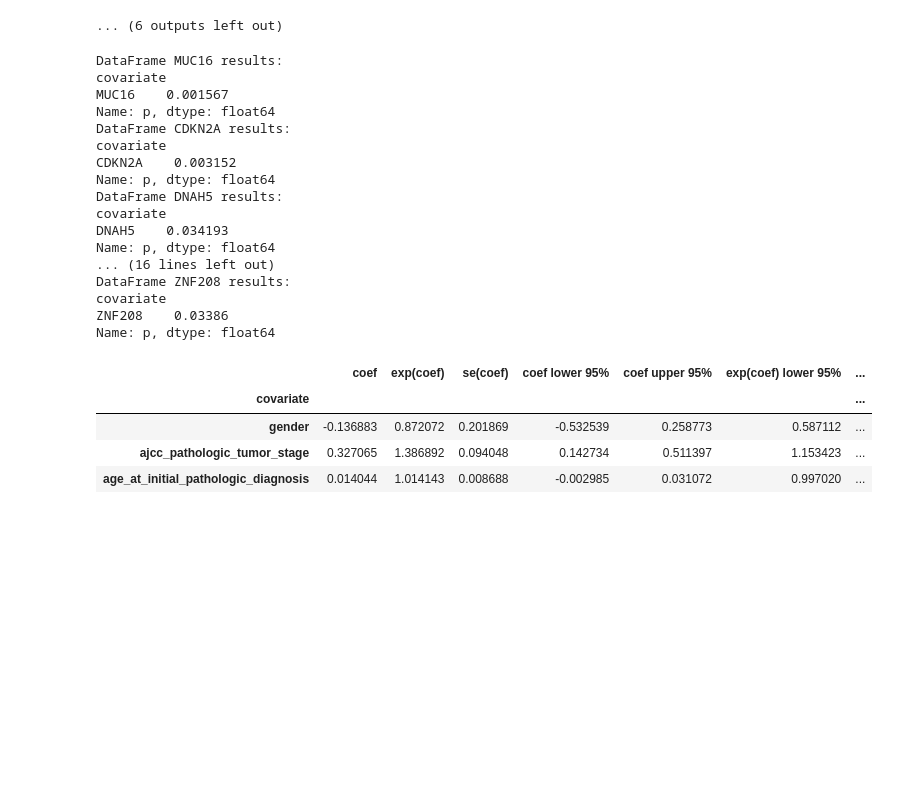
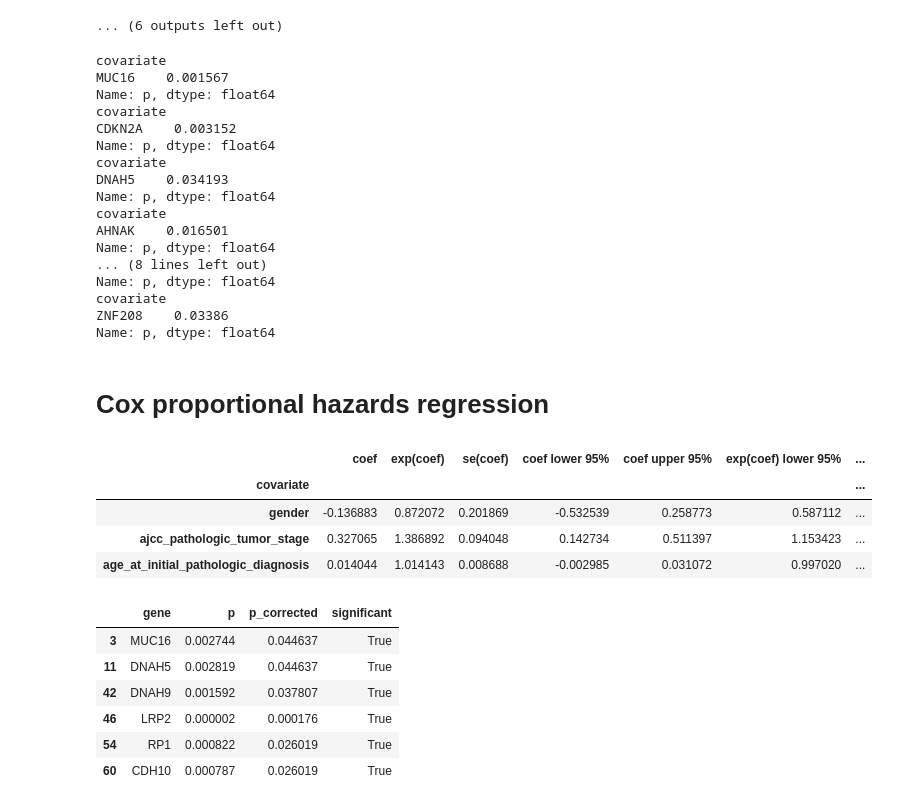
Before and after one commit to Enable72/ECE204-PROJECT4, a Jupyter notebook: preprocessing.ipynb, the cells around one changed output. Cells and saved outputs as stored; diff of their text form; code cells hidden in the pictures; blank space fills up the shorter version.

```diff
--- a/preprocessing.ipynb
+++ b/preprocessing.ipynb
@@ -323,4 +324,4 @@ gene['ajcc_pathologic_tumor_stage'] = gene['ajcc_pathologic_tumor_stage'].map({'
 
 #gene['age'] = pd.qcut(gene['ajcc_pathologic_tumor_stage'], q=3, labels=[0, 1, 2])
 
-gene = gene[['gender','ajcc_pathologic_tumor_stage', 'age_at_initial_pathologic_diagnosis', 'OS.time', 'OS']].dropna()
+#gene = gene[['gender','ajcc_pathologic_tumor_stage', 'age_at_initial_pathologic_diagnosis', 'OS.time', 'OS']].dropna()
@@ -335,3 +338,18 @@ cph.summary
 | age_at_initial_pathologic_diagnosis | 0.021939 | 1.022182 | 0.006697 | 0.008813 | 0.035066 | 1.008852 | ... |
 | gender | -0.206729 | 0.813240 | 0.152113 | -0.504866 | 0.091407 | 0.603587 | ... |
 | ajcc_pathologic_tumor_stage | 0.296309 | 1.344886 | 0.070458 | 0.158213 | 0.434405 | 1.171416 | ... |
+# %%
+# FDR corrections
+pvals = []
+for i in gene_list:
+    if i in gene.columns:
+        summary = coxfitter(gene[[i ,'gender','ajcc_pathologic_tumor_stage',
+                                         'age_at_initial_pathologic_diagnosis',
+                                         'OS.time', 'OS']], 'OS.time', 'OS')
+        pvals.append(summary.loc[i, 'p'])
+
+rejected, pvals_corrected = multipletests(pvals, method='fdr_bh')[:2]
+genes = [col for col in gene_list if col in gene.columns]  # list of genes
+# Create a DataFrame with the results
+results = pd.DataFrame({'gene': genes,'p': pvals,'p_corrected': pvals_corrected,'significant': rejected})
+results[results['significant'] == True]
@@ -388,22 +409,24 @@ Significant gene for survival analysis RP1. P values: 0.021608864938021315
 # %%
 for i in gene_list:
     if i in merged_data.columns:
-        coxfitter(merged_data[[i ,'DSS.time', 'DSS']], 'DSS.time', 'DSS')
+        summary = coxfitter(merged_data[[i ,'DSS.time', 'DSS']], 'DSS.time', 'DSS')
+        if any(summary['p'] < 0.05):  # if any predictor has p-value less than 0.05
+            print(summary['p'])
 # %% [output]
-DataFrame MUC16 results:
 covariate
 MUC16    0.001567
 Name: p, dtype: float64
-DataFrame CDKN2A results:
 covariate
 CDKN2A    0.003152
 Name: p, dtype: float64
-DataFrame DNAH5 results:
 covariate
 DNAH5    0.034193
 Name: p, dtype: float64
-... (16 lines left out)
-DataFrame ZNF208 results:
+covariate
+AHNAK    0.016501
+Name: p, dtype: float64
+... (8 lines left out)
+Name: p, dtype: float64
 covariate
 ZNF208    0.03386
 Name: p, dtype: float64
@@ -421,7 +444,9 @@ gene['ajcc_pathologic_tumor_stage'] = gene['ajcc_pathologic_tumor_stage'].map({'
                                                                               'Stage IVB': 4.6,
                                                                               'Stage IVC': 5})
 
-gene = gene[['gender','ajcc_pathologic_tumor_stage', 'age_at_initial_pathologic_diagnosis', 'DSS.time', 'DSS']].dropna()
+#gene = gene[['gender','ajcc_pathologic_tumor_stage', 'age_at_initial_pathologic_diagnosis', 'DSS.time', 'DSS']].dropna()
+# %% [markdown]
+# Cox proportional hazards regression
 # %%
 cph = CoxPHFitter()
 # Fit the model to your data
@@ -433,3 +458,26 @@ cph.summary
 | gender | -0.136883 | 0.872072 | 0.201869 | -0.532539 | 0.258773 | 0.587112 | ... |
 | ajcc_pathologic_tumor_stage | 0.327065 | 1.386892 | 0.094048 | 0.142734 | 0.511397 | 1.153423 | ... |
 | age_at_initial_pathologic_diagnosis | 0.014044 | 1.014143 | 0.008688 | -0.002985 | 0.031072 | 0.997020 | ... |
+# %%
+# FDR corrections
+pvals = []
+for i in gene_list:
+    if i in gene.columns:
+        summary = coxfitter(gene[[i ,'gender','ajcc_pathologic_tumor_stage',
+                                         'age_at_initial_pathologic_diagnosis',
+                                         'DSS.time', 'DSS']], 'DSS.time', 'DSS')
+        pvals.append(summary.loc[i, 'p'])
+
+rejected, pvals_corrected = multipletests(pvals, method='fdr_bh')[:2]
+genes = [col for col in gene_list if col in gene.columns]  # list of genes
+# Create a DataFrame with the results
+results = pd.DataFrame({'gene': genes,'p': pvals,'p_corrected': pvals_corrected,'significant': rejected})
+results[results['significant'] == True]
+# %% [output]
+|  | gene | p | p_corrected | significant |
+| 3 | MUC16 | 0.002744 | 0.044637 | True |
+| 11 | DNAH5 | 0.002819 | 0.044637 | True |
+| 42 | DNAH9 | 0.001592 | 0.037807 | True |
+| 46 | LRP2 | 0.000002 | 0.000176 | True |
+| 54 | RP1 | 0.000822 | 0.026019 | True |
+| 60 | CDH10 | 0.000787 | 0.026019 | True |
```
Also changed, not shown: parts of 5 cells of this notebook.
